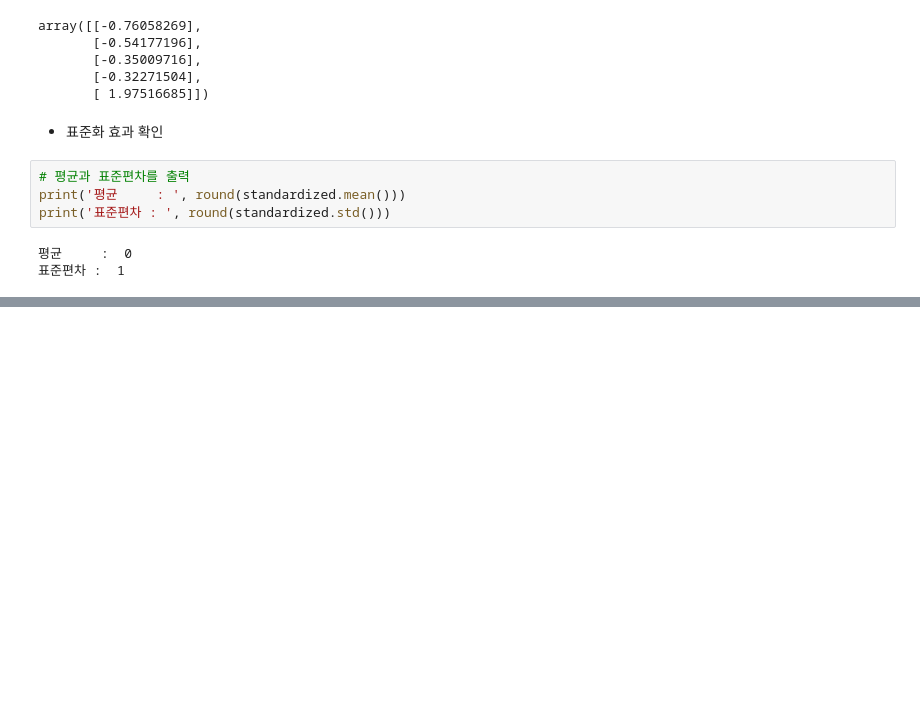
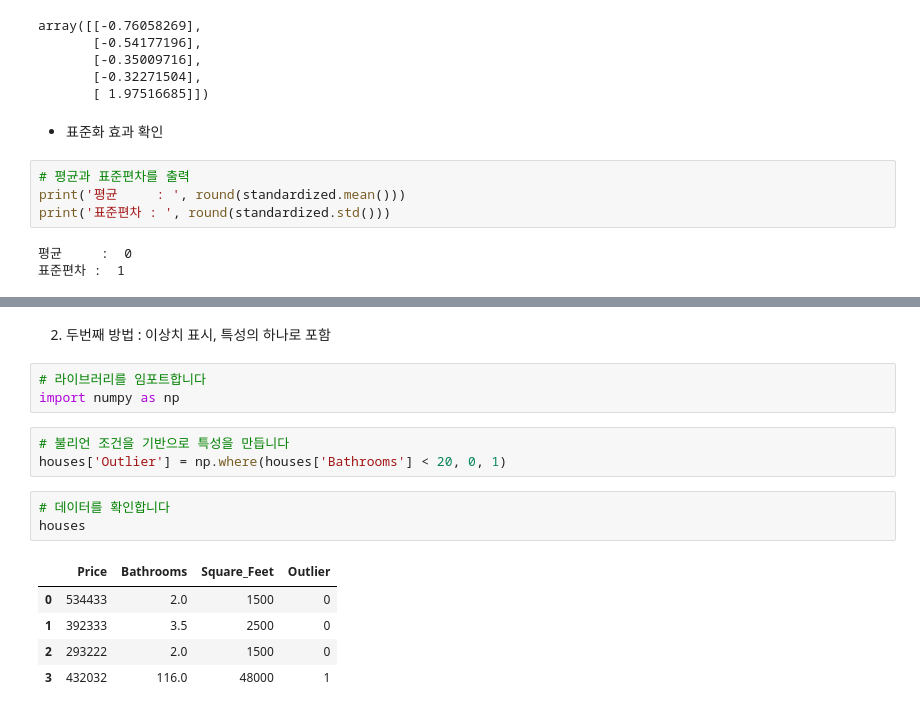
Before and after one commit to peenball/Books, a Jupyter notebook: Machine_Learning_with_Python_Cookbook/04. Handling Numerical Data.ipynb, the cells around one changed output, grey strips where cells are left out. Cells and saved outputs as stored; diff of their text form; blank space fills up the shorter version.

```diff
--- a/Machine_Learning_with_Python_Cookbook/04. Handling Numerical Data.ipynb
+++ b/Machine_Learning_with_Python_Cookbook/04. Handling Numerical Data.ipynb
@@ -119,0 +483,17 @@ print('표준편차 : ', round(standardized.std()))
+# %% [markdown]
+2) 두번째 방법 : 이상치 표시, 특성의 하나로 포함
+# %%
+# 라이브러리를 임포트합니다
+import numpy as np
+# %%
+# 불리언 조건을 기반으로 특성을 만듭니다
+houses['Outlier'] = np.where(houses['Bathrooms'] < 20, 0, 1)
+# %%
+# 데이터를 확인합니다
+houses
+# %% [output]
+|  | Price | Bathrooms | Square_Feet | Outlier |
+| 0 | 534433 | 2.0 | 1500 | 0 |
+| 1 | 392333 | 3.5 | 2500 | 0 |
+| 2 | 293222 | 2.0 | 1500 | 0 |
+| 3 | 432032 | 116.0 | 48000 | 1 |
```
Also changed, not shown: parts of 94 cells of this notebook.
